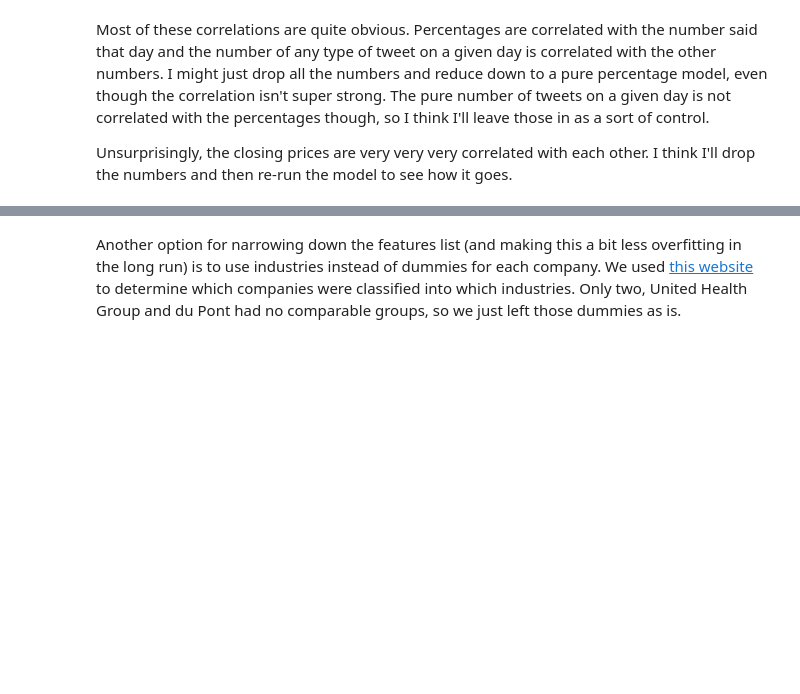
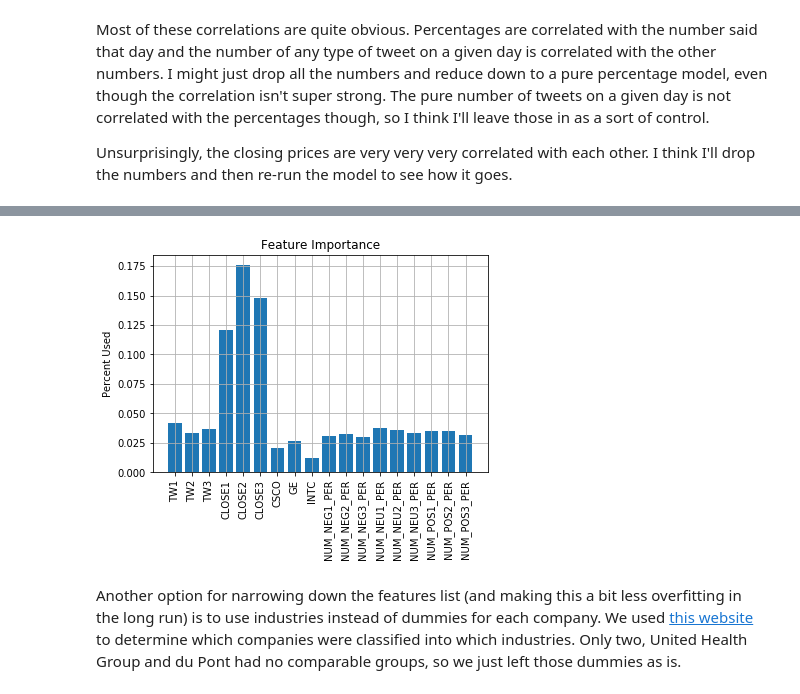
Before and after one commit to jacobbills/213R, a Jupyter notebook: Stocks Project.ipynb, the cells around one changed output, grey strips where cells are left out. Saved outputs shown, nothing was run; the diff lists cells and outputs as text; code cells hidden in the pictures; blank space fills up the shorter version.

```diff
--- a/Stocks Project.ipynb
+++ b/Stocks Project.ipynb
@@ -577,9 +577,14 @@ for e in sentiments:
     else:
         pass
 # %%
+data_prev_per = data_prev.drop(columns=sentiments_prev)
 data_noprev_per = data_nopen_prev.drop(columns=sentiments_prev)
 # %%
+scaler.fit(data_prev_per)
+scaled_prevperO = scaler.transform(data_prev_per)
+
 scaler.fit(data_noprev_per)
 scaled_prevper = scaler.transform(data_noprev_per)
 
+X_trainPO, X_testPO, y_trainPO, y_testPO = train_test_split(scaled_prevperO, target_class, test_size=.2, random_state = 11)
 X_trainP, X_testP, y_trainP, y_testP = train_test_split(scaled_prevper, target_class, test_size=.2, random_state = 11)
@@ -637,0 +690,4 @@ KeyboardInterrupt:
+# %%
+rfcbp = RandomForestClassifier(class_weight= 'balanced', max_depth= 9, max_features= 'sqrt', min_samples_leaf= 3,
+                               n_estimators= 50, random_state= 9)
+rfcbp.fit(X_trainP, y_trainP)
@@ -638,3 +702,7 @@ KeyboardInterrupt:
+# %%
+best_featp, best_featpltp = features_full(data_noprev_per,rfcbp.feature_importances_, .01)
+# %% [output]
+[figure, added]
 # %% [markdown]
 Another option for narrowing down the features list (and making this a bit less overfitting in the long run) is to use industries instead of dummies for each company. We used [this website](https://www.thestreet.com) to determine which companies were classified into which industries. Only two, United Health Group and du Pont had no comparable groups, so we just left those dummies as is.
 # %%
```
Also changed, not shown: parts of 17 cells of this notebook.
